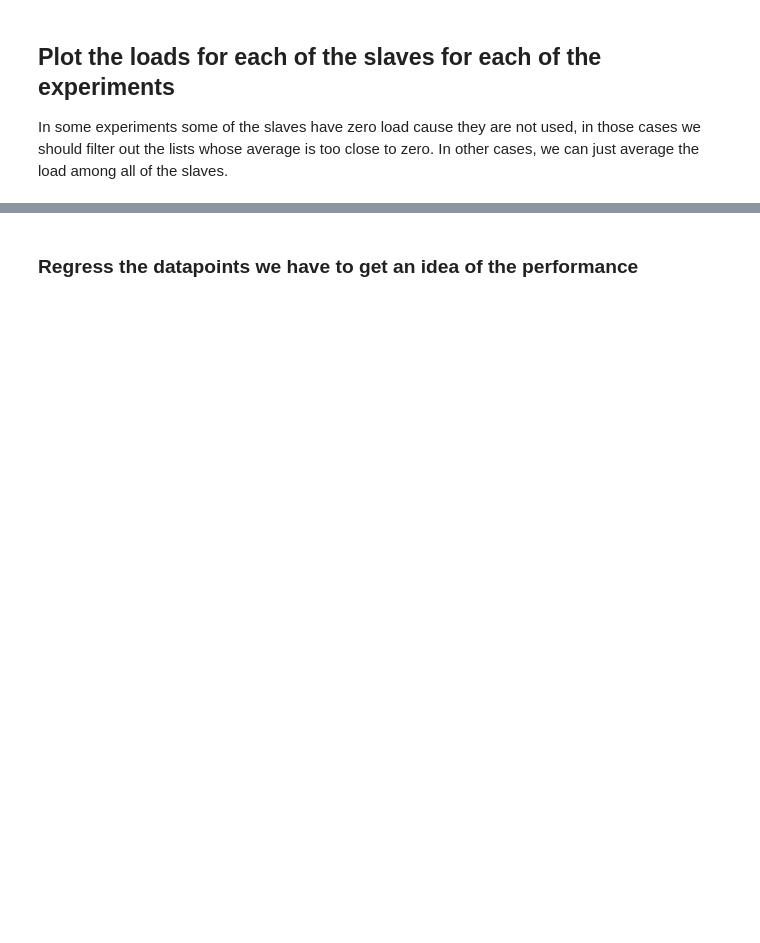
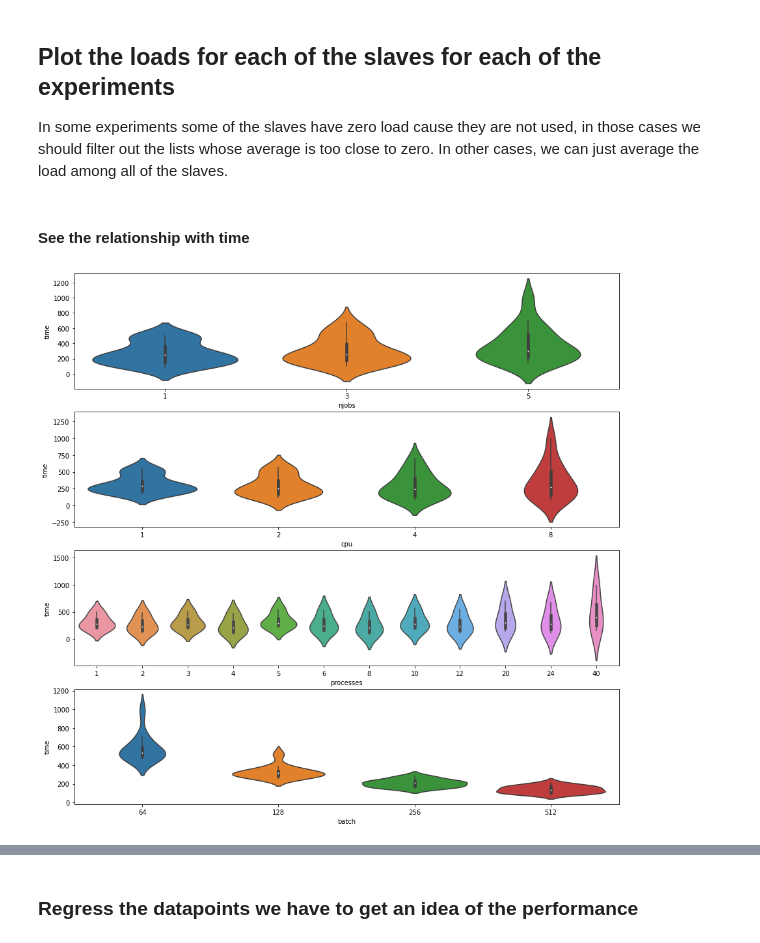
Before and after one commit to sharwinbobde/Courier-BigDL-Study, a Jupyter notebook: experiment-results.ipynb, the cells around one changed output, grey strips where cells are left out. Saved outputs shown, nothing was run; the diff lists cells and outputs as text; code cells hidden in the pictures; blank space fills up the shorter version.

```diff
--- a/experiment-results.ipynb
+++ b/experiment-results.ipynb
@@ -286,3 +285,16 @@ cpu8-batch512-njobs5
 In some experiments some of the slaves have zero load cause they are not used, in those cases
 we should filter out the lists whose average is too close to zero. In other cases, we can just average the
 load among all of the slaves.
+# %% [markdown]
+#### See the relationship with time
+# %%
+fig, (ax1, ax2, ax3, ax4) = plt.subplots(4, figsize=(15,15))
+
+sns.violinplot(x='njobs', y='time', data=results_df, ax=ax1)
+sns.violinplot(x='cpu', y='time', data=results_df, ax=ax2)
+
+results_df['processes'] = results_df['cpu'] * results_df['njobs']
+sns.violinplot(x='processes', y='time', data=results_df, ax=ax3)
+sns.violinplot(x='batch', y='time', data=results_df, ax=ax4);
+# %% [output]
+[figure, added]
```
Also changed, not shown: parts of 20 cells of this notebook, 1 other file.
